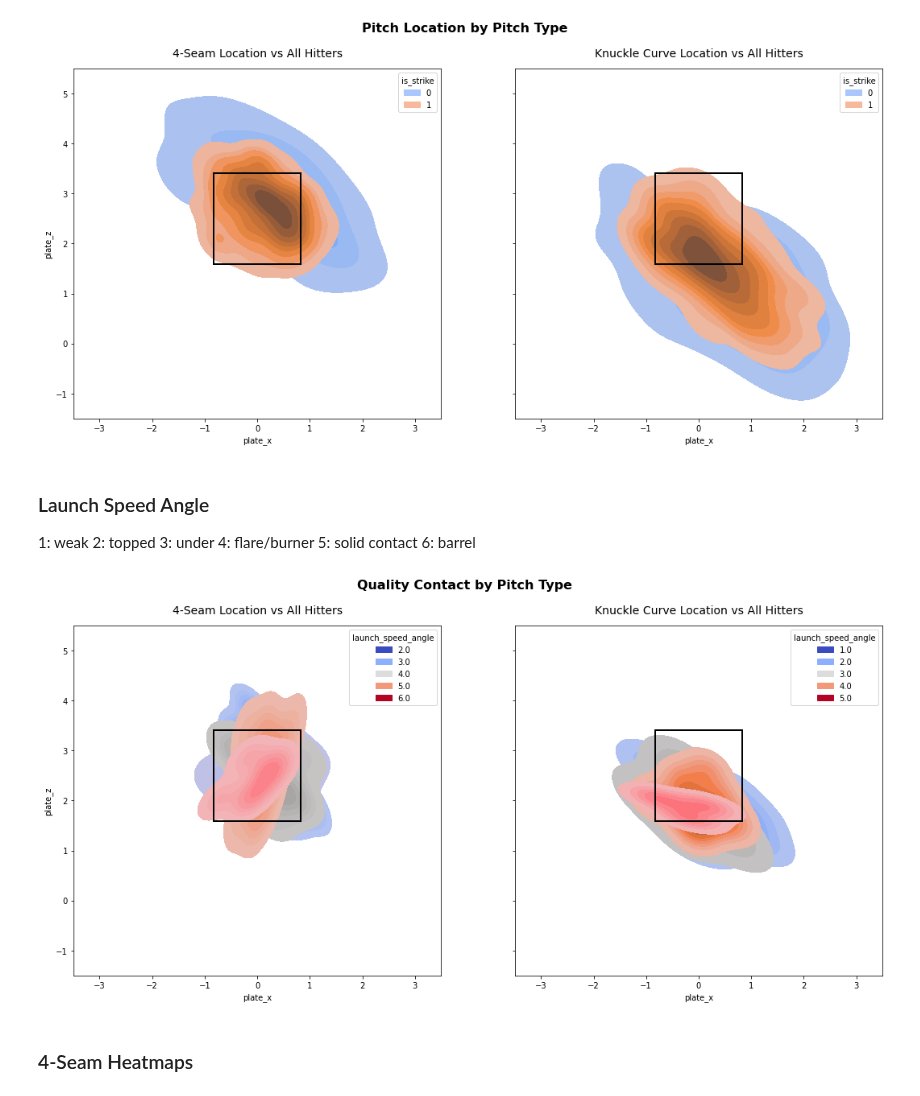
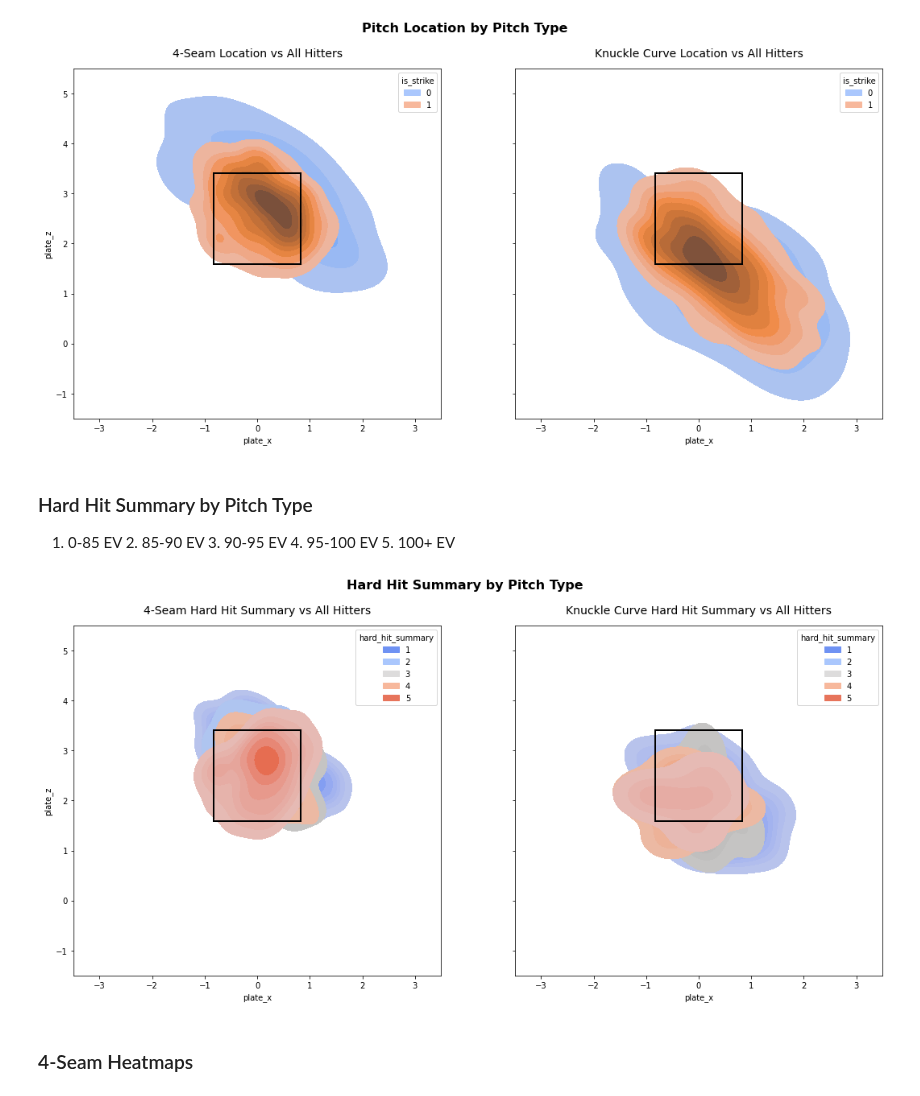
Before and after one commit to anthonyzurke/player-analysis, a Jupyter notebook: pitchers/kimbrel-analysis.ipynb, the cells around one changed output. Cells and saved outputs as stored; diff of their text form; code cells hidden in the pictures.

```diff
--- a/pitchers/kimbrel-analysis.ipynb
+++ b/pitchers/kimbrel-analysis.ipynb
@@ -75,6 +75,10 @@ col_dict = {
     'is_strike': 'strike', 'release_pos_z': 'r_height', 'release_pos_x': 'r_side'
 }
 gen_data.rename(columns = col_dict, inplace = True)
+
+hit_labels = [1, 2, 3, 4, 5]
+kimbrel['hard_hit_summary'] = pd.qcut(kimbrel['launch_speed'], [0, .5262, .617, .7283, .8278, 1],
+                                      labels = hit_labels)
 # %%
 #kimbrel.pitch_type.value_counts(normalize = True)
 r_kimbrel = kimbrel.loc[kimbrel['stand'] == 'R']
@@ -287,21 +290,20 @@ axs[1].set_title('Knuckle Curve Location vs All Hitters', fontsize = 14, pad = 1
 # %% [output]
 [figure]
 # %% [markdown]
-### Launch Speed Angle
-1: weak 2: topped 3: under 4: flare/burner 5: solid contact 6: barrel
+### Hard Hit Summary by Pitch Type
+1. 0-85 EV 2. 85-90 EV 3. 90-95 EV 4. 95-100 EV 5. 100+ EV
 # %%
 fig, axs = plt.subplots(1, 2, figsize = (18, 8), sharex = True, sharey = True)
-fig.suptitle('Quality Contact by Pitch Type', fontsize = 16, fontweight = 'bold')
+fig.suptitle('Hard Hit Summary by Pitch Type', fontsize = 16, fontweight = 'bold')
 plt.axis(xmin = -3.5, xmax = 3.5), plt.axis(ymin = -1.5, ymax = 5.5)
-sns.kdeplot(ax = axs[0],data=ff,x='plate_x',y='plate_z',fill=True,hue='launch_speed_angle',palette='coolwarm')
+sns.kdeplot(ax = axs[0],data=ff,x='plate_x',y='plate_z',fill=True,hue='hard_hit_summary',palette='coolwarm')
 axs[0].add_patch(Rectangle((-.83, 1.59), 1.66, 1.82, fill = False, color = 'black', linewidth = 2))
-axs[0].set_title('4-Seam Location vs All Hitters', fontsize = 14, pad = 15)
-
-sns.kdeplot(ax = axs[1],data=kc,x='plate_x',y='plate_z',fill = True,hue='launch_speed_angle',palette='coolwarm')
+axs[0].set_title('4-Seam Hard Hit Summary vs All Hitters', fontsize = 14, pad = 15)
+sns.kdeplot(ax = axs[1],data=kc,x='plate_x',y='plate_z',fill = True,hue='hard_hit_summary',palette='coolwarm')
 axs[1].add_patch(Rectangle((-.83, 1.59), 1.66, 1.82, fill = False, color = 'black', linewidth = 2))
-axs[1].set_title('Knuckle Curve Location vs All Hitters', fontsize = 14, pad = 15);
+axs[1].set_title('Knuckle Curve Hard Hit Summary vs All Hitters', fontsize = 14, pad = 15);
 # %% [output]
-[figure, old version]
+[figure, new version]
 # %% [markdown]
 ### 4-Seam Heatmaps
 # %%
```
Also changed, not shown: parts of 5 cells of this notebook, 7 other files.
